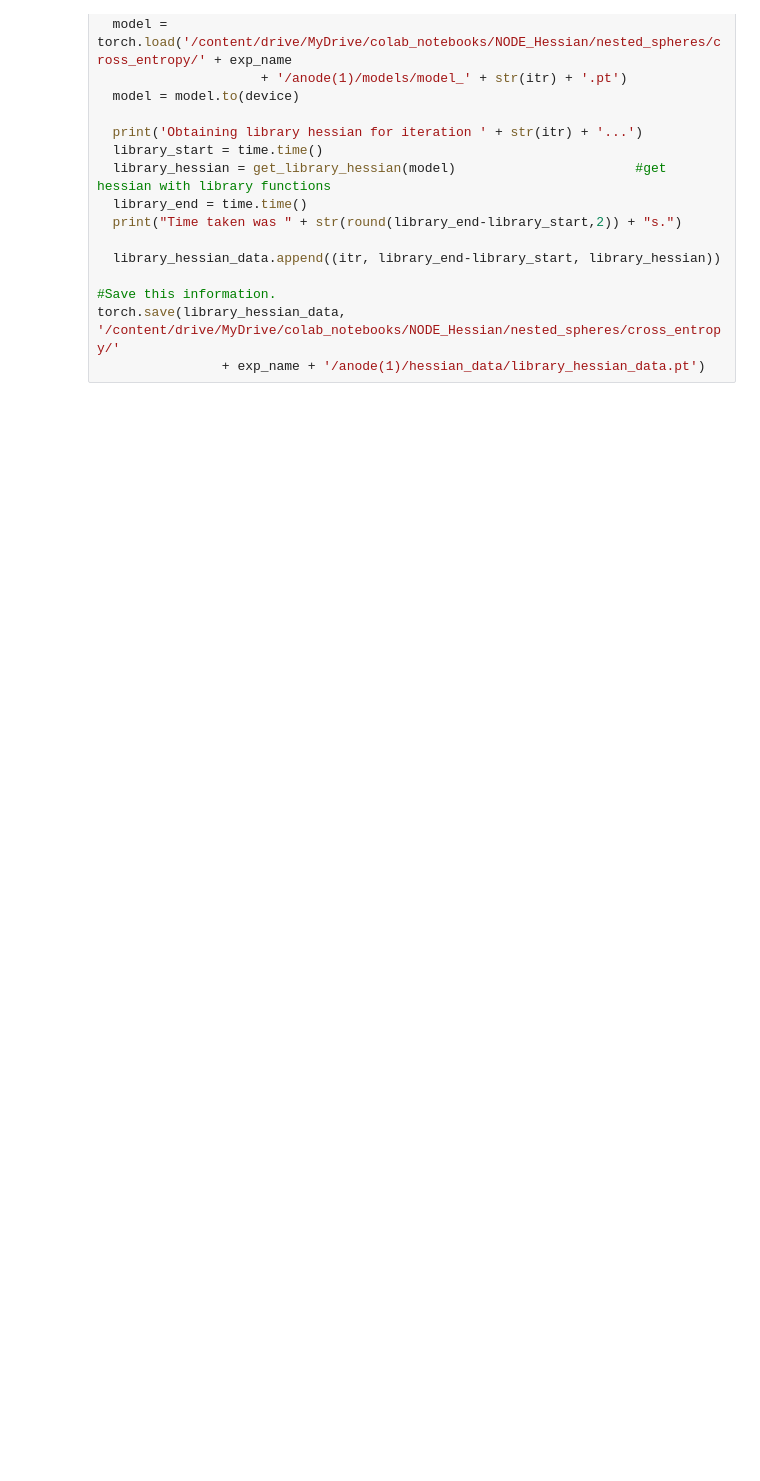
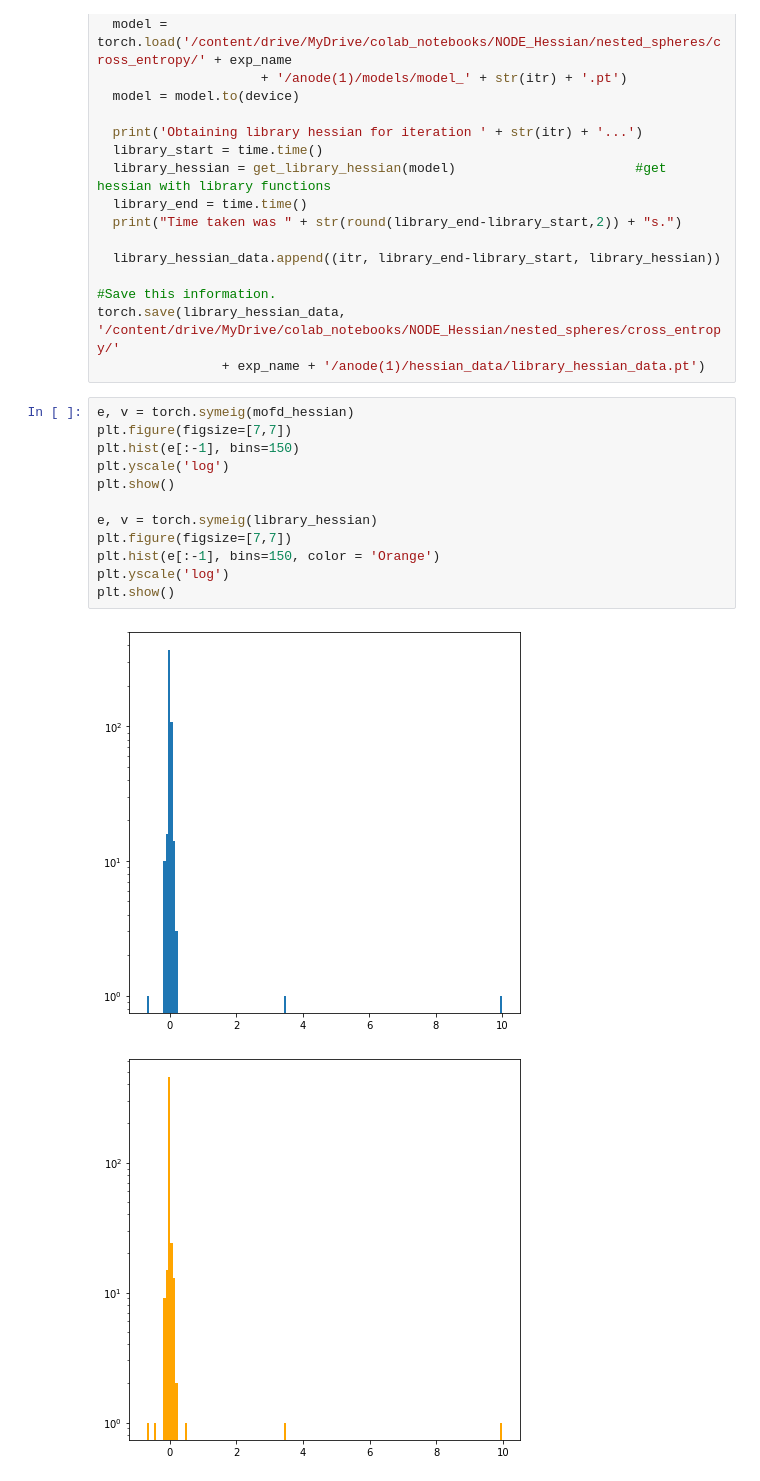
Before and after one commit to Lawrencium256/NODE_Hessian, a Jupyter notebook: nested_spheres/cross_entropy/nested_spheres_hessian_calculation_cross.ipynb, the cells around one changed output. Drawn from its saved outputs; the diff is of its cells as text; blank space fills up the shorter version.

```diff
--- a/nested_spheres/cross_entropy/nested_spheres_hessian_calculation_cross.ipynb
+++ b/nested_spheres/cross_entropy/nested_spheres_hessian_calculation_cross.ipynb
@@ -881,3 +881,18 @@ for itr in range(0, 605, 5):
 #Save this information.
 torch.save(library_hessian_data, '/content/drive/MyDrive/colab_notebooks/NODE_Hessian/nested_spheres/cross_entropy/'
                 + exp_name + '/anode(1)/hessian_data/library_hessian_data.pt')
+# %%
+e, v = torch.symeig(mofd_hessian)
+plt.figure(figsize=[7,7])
+plt.hist(e[:-1], bins=150)
+plt.yscale('log')
+plt.show()
+
+e, v = torch.symeig(library_hessian)
+plt.figure(figsize=[7,7])
+plt.hist(e[:-1], bins=150, color = 'Orange')
+plt.yscale('log')
+plt.show()
+# %% [output]
+[figure, added]
+[figure, added]
```
Also changed, not shown: parts of 2 cells of this notebook, 9 other files.
